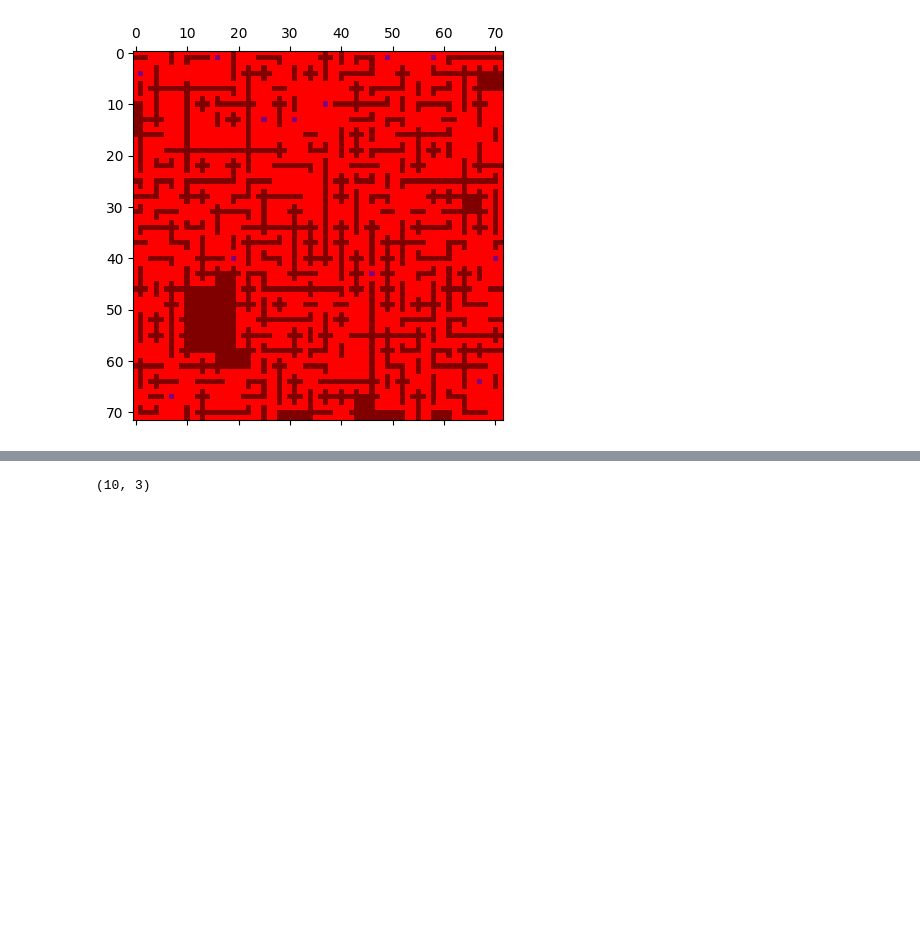
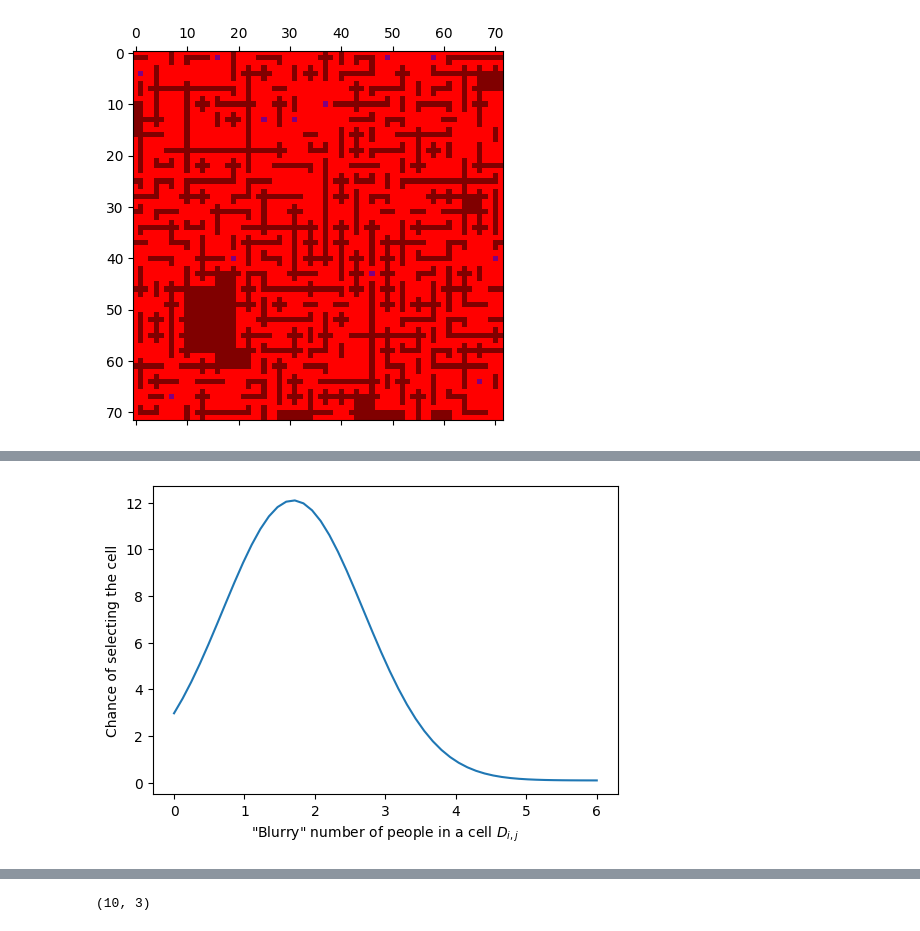
Before and after one commit to viktorvesely/TaC, a Jupyter notebook: simulation/explore.ipynb, the cells around one changed output, grey strips where cells are left out. Saved outputs shown, nothing was run; the diff lists cells and outputs as text; code cells hidden in the pictures; blank space fills up the shorter version.

```diff
--- a/simulation/explore.ipynb
+++ b/simulation/explore.ipynb
@@ -962,0 +953,16 @@ o
+# %%
+import pandas as pd
+import numpy as np
+from matplotlib import pyplot as plt
+
+fig, ax = plt.subplots(figsize=(6, 4))
+
+n_people = np.linspace(0, 6, 50, endpoint=True)
+occlusion = 12 * np.exp(-np.power(n_people - 1.69, 2) / 2) + 0.1
+
+ax.plot(n_people, occlusion)
+ax.set_xlabel('"Blurry" number of people in a cell $D_{i, j}$')
+ax.set_ylabel("Chance of selecting the cell")
+fig.savefig("./data/thiefselection.pdf")
+# %% [output]
+[figure, added]
```
Also changed, not shown: parts of 5 cells of this notebook, 17 other files.
